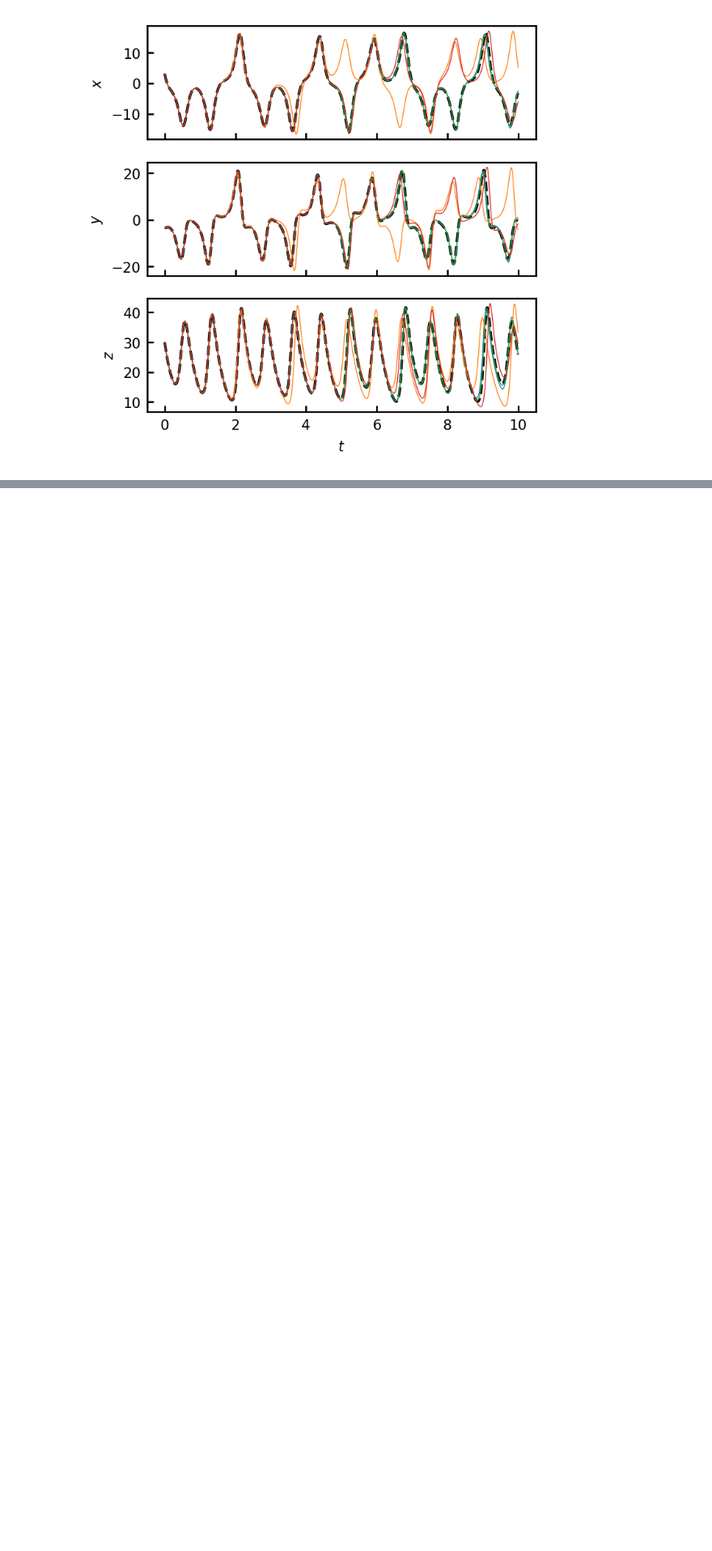
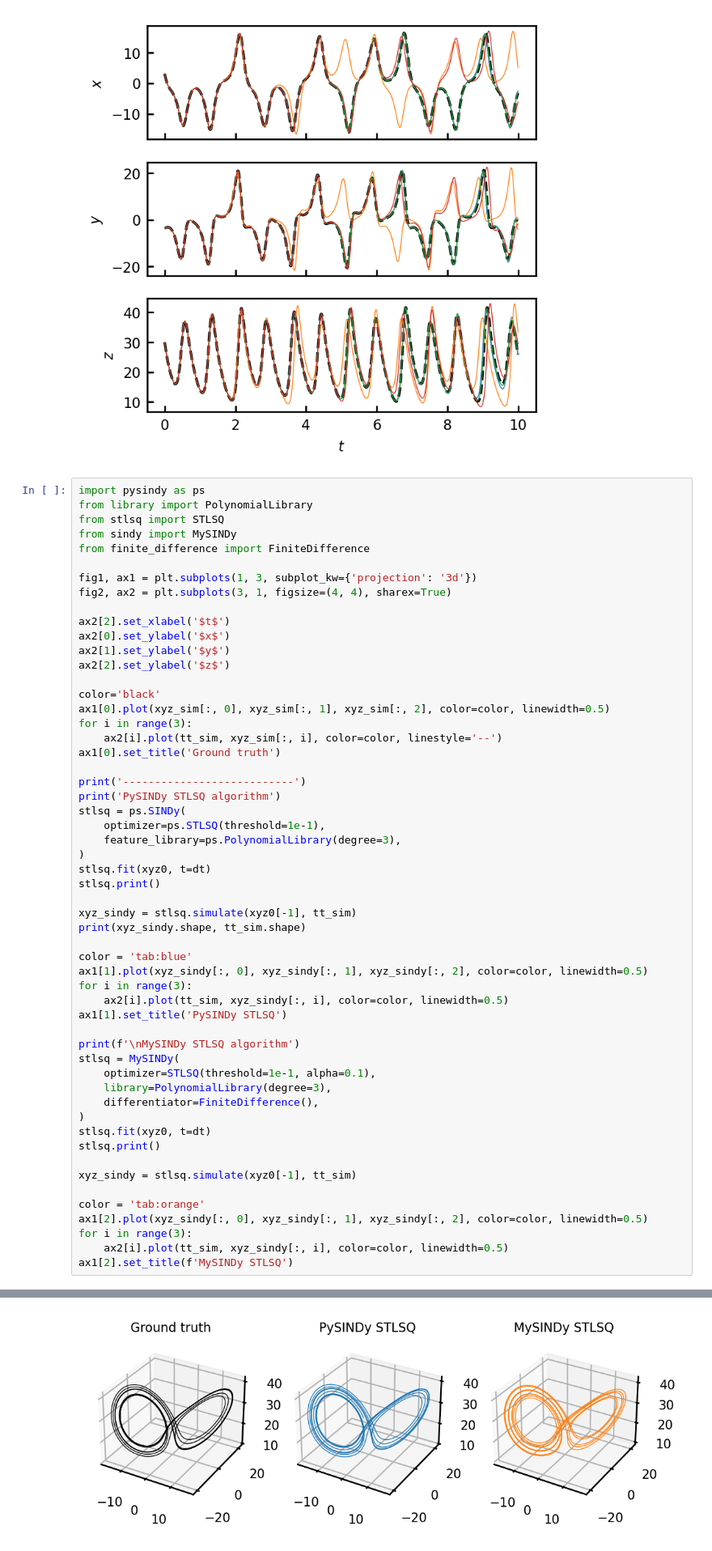
Before and after one commit to jcolen/physics_ml_toolbox, a Jupyter notebook: sindy/notebooks/LorenzAttractor.ipynb, the cells around one changed output, grey strips where cells are left out. Shown at 81% size. Saved outputs shown, nothing was run; the diff lists cells and outputs as text; blank space fills up the shorter version.

Commit message:
Added re-implementation of STLSQ

```diff
--- a/sindy/notebooks/LorenzAttractor.ipynb
+++ b/sindy/notebooks/LorenzAttractor.ipynb
@@ -156,3 +156,59 @@ with 1% noise
 Text(0.5, 0.92, 'SR3 w/\n1% noise')
 [figure]
 [figure]
+# %%
+import pysindy as ps
+from library import PolynomialLibrary
+from stlsq import STLSQ
+from sindy import MySINDy
+from finite_difference import FiniteDifference
+
+fig1, ax1 = plt.subplots(1, 3, subplot_kw={'projection': '3d'})
+fig2, ax2 = plt.subplots(3, 1, figsize=(4, 4), sharex=True)
+
+ax2[2].set_xlabel('$t$')
+ax2[0].set_ylabel('$x$')
+ax2[1].set_ylabel('$y$')
+ax2[2].set_ylabel('$z$')
+
+color='black'
+ax1[0].plot(xyz_sim[:, 0], xyz_sim[:, 1], xyz_sim[:, 2], color=color, linewidth=0.5)
+for i in range(3):
+    ax2[i].plot(tt_sim, xyz_sim[:, i], color=color, linestyle='--')
+ax1[0].set_title('Ground truth')
+
+print('---------------------------')
+print('PySINDy STLSQ algorithm')
+stlsq = ps.SINDy(
+    optimizer=ps.STLSQ(threshold=1e-1),
+    feature_library=ps.PolynomialLibrary(degree=3),
+)
+stlsq.fit(xyz0, t=dt)
+stlsq.print()
+
+xyz_sindy = stlsq.simulate(xyz0[-1], tt_sim)
+print(xyz_sindy.shape, tt_sim.shape)
+
+color = 'tab:blue'
+ax1[1].plot(xyz_sindy[:, 0], xyz_sindy[:, 1], xyz_sindy[:, 2], color=color, linewidth=0.5)
+for i in range(3):
+    ax2[i].plot(tt_sim, xyz_sindy[:, i], color=color, linewidth=0.5)
+ax1[1].set_title('PySINDy STLSQ')
+
+print(f'\nMySINDy STLSQ algorithm')
+stlsq = MySINDy(
+    optimizer=STLSQ(threshold=1e-1, alpha=0.1),
+    library=PolynomialLibrary(degree=3),
+    differentiator=FiniteDifference(),
+)
+stlsq.fit(xyz0, t=dt)
+stlsq.print()
+
+xyz_sindy = stlsq.simulate(xyz0[-1], tt_sim)
+
+color = 'tab:orange'
+ax1[2].plot(xyz_sindy[:, 0], xyz_sindy[:, 1], xyz_sindy[:, 2], color=color, linewidth=0.5)
+for i in range(3):
+    ax2[i].plot(tt_sim, xyz_sindy[:, i], color=color, linewidth=0.5)
+ax1[2].set_title(f'MySINDy STLSQ')
+# %% [output]
@@ -158,0 +227 @@ Text(0.5, 0.92, 'SR3 w/\n1% noise')
+[figure, added]
```
Also changed, not shown: parts of 1 cell of this notebook, 4 other files.
